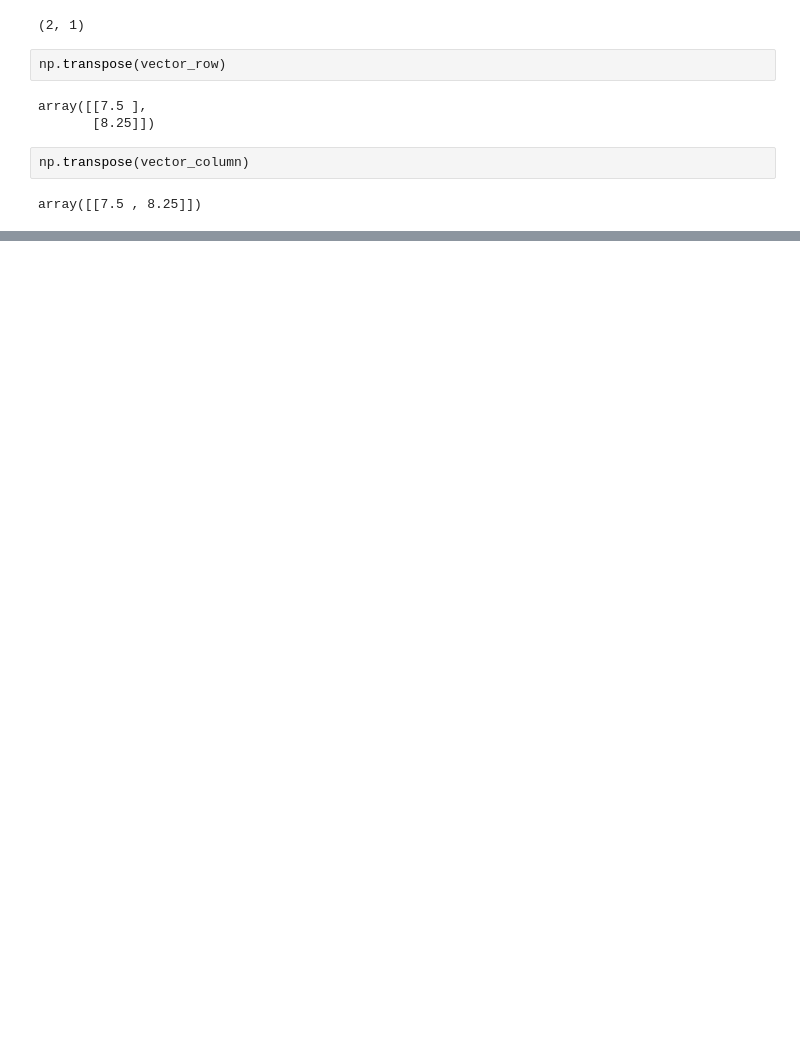
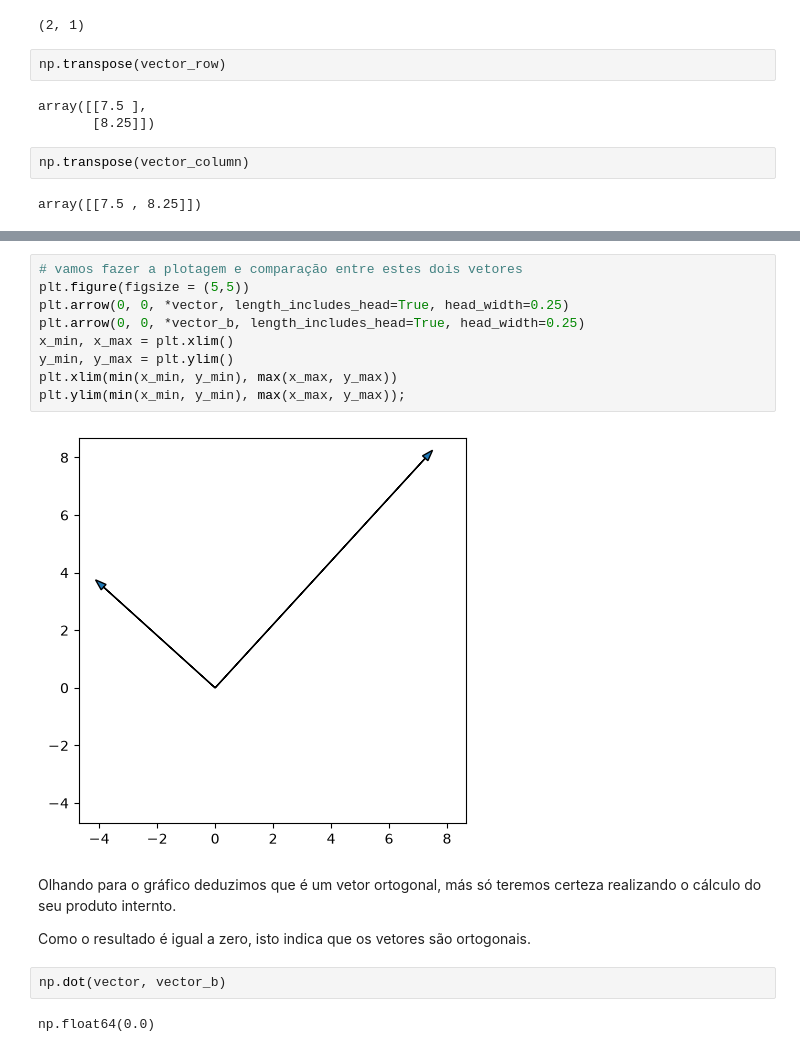
Before and after one commit to marcusvbrangel/ia-base-expert, a Jupyter notebook: cursos/algebra-linear/02-vetores.ipynb, the cells around one changed output, grey strips where cells are left out. Cells and saved outputs as stored; diff of their text form; blank space fills up the shorter version.

```diff
--- a/cursos/algebra-linear/02-vetores.ipynb
+++ b/cursos/algebra-linear/02-vetores.ipynb
@@ -343,0 +387,19 @@ array([[7.5 , 8.25]])
+# %%
+# vamos fazer a plotagem e comparação entre estes dois vetores
+plt.figure(figsize = (5,5))
+plt.arrow(0, 0, *vector, length_includes_head=True, head_width=0.25)
+plt.arrow(0, 0, *vector_b, length_includes_head=True, head_width=0.25)
+x_min, x_max = plt.xlim()
+y_min, y_max = plt.ylim()
+plt.xlim(min(x_min, y_min), max(x_max, y_max))
+plt.ylim(min(x_min, y_min), max(x_max, y_max));
+# %% [output]
+[figure, added]
+# %% [markdown]
+Olhando para o gráfico deduzimos que é um vetor ortogonal, más só teremos certeza realizando o cálculo do seu produto internto.
+
+Como o resultado é igual a zero, isto indica que os vetores são ortogonais.
+# %%
+np.dot(vector, vector_b)
+# %% [output]
+np.float64(0.0)
```
Also changed, not shown: parts of 15 cells of this notebook, 2 other files.
